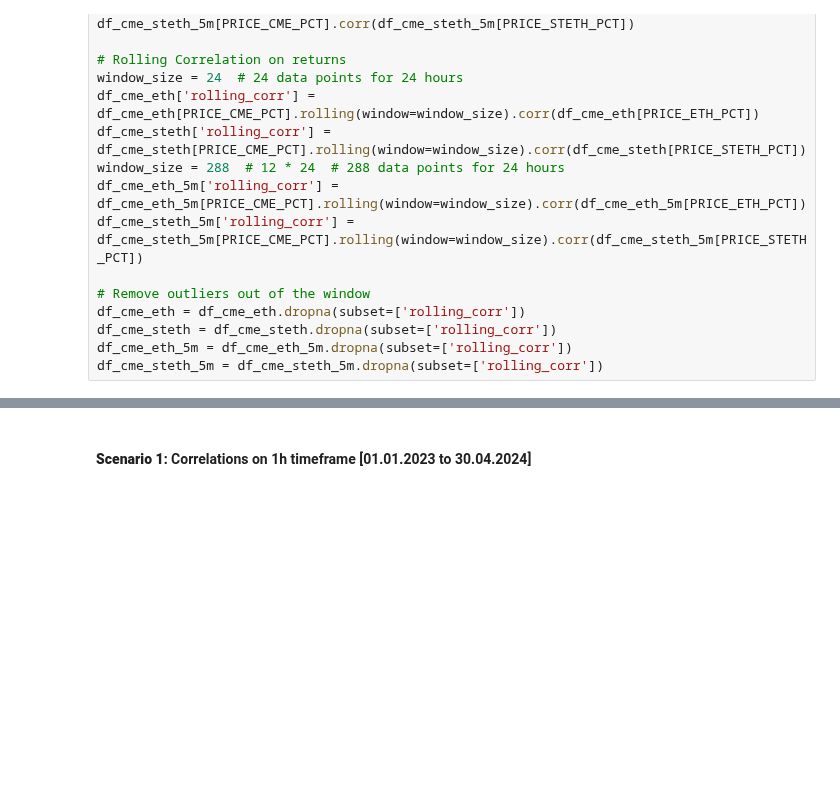
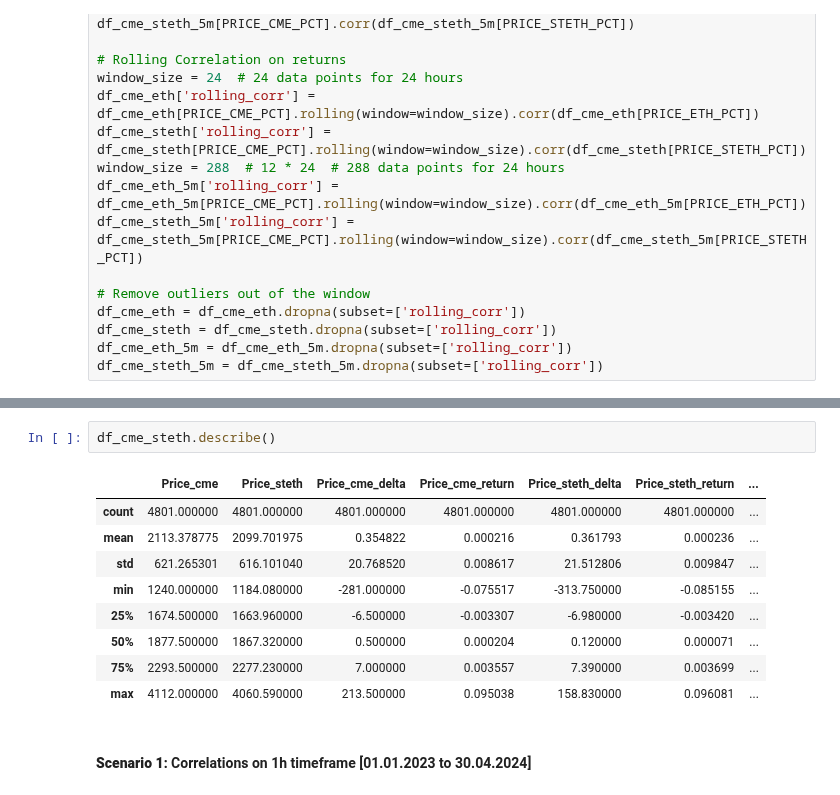
Before and after one commit to sjuanati/DataSciLabs, a Jupyter notebook: projects/cme/src/3_correlation_final.ipynb, the cells around one changed output, grey strips where cells are left out. Cells and saved outputs as stored; diff of their text form; blank space fills up the shorter version.

```diff
--- a/projects/cme/src/3_correlation_final.ipynb
+++ b/projects/cme/src/3_correlation_final.ipynb
@@ -232,3 +268,15 @@ df_cme_steth_5m = df_cme_steth_5m.dropna(subset=['rolling_corr'])
+# %%
+df_cme_steth.describe()
+# %% [output]
+|  | Price_cme | Price_steth | Price_cme_delta | Price_cme_return | Price_steth_delta | Price_steth_return | ... |
+| count | 4801.000000 | 4801.000000 | 4801.000000 | 4801.000000 | 4801.000000 | 4801.000000 | ... |
+| mean | 2113.378775 | 2099.701975 | 0.354822 | 0.000216 | 0.361793 | 0.000236 | ... |
+| std | 621.265301 | 616.101040 | 20.768520 | 0.008617 | 21.512806 | 0.009847 | ... |
+| min | 1240.000000 | 1184.080000 | -281.000000 | -0.075517 | -313.750000 | -0.085155 | ... |
+| 25% | 1674.500000 | 1663.960000 | -6.500000 | -0.003307 | -6.980000 | -0.003420 | ... |
+| 50% | 1877.500000 | 1867.320000 | 0.500000 | 0.000204 | 0.120000 | 0.000071 | ... |
+| 75% | 2293.500000 | 2277.230000 | 7.000000 | 0.003557 | 7.390000 | 0.003699 | ... |
+| max | 4112.000000 | 4060.590000 | 213.500000 | 0.095038 | 158.830000 | 0.096081 | ... |
 # %% [markdown]
 #### **Scenario 1**: Correlations on 1h timeframe [01.01.2023 to 30.04.2024]
 # %%
```
Also changed, not shown: parts of 8 cells of this notebook.
